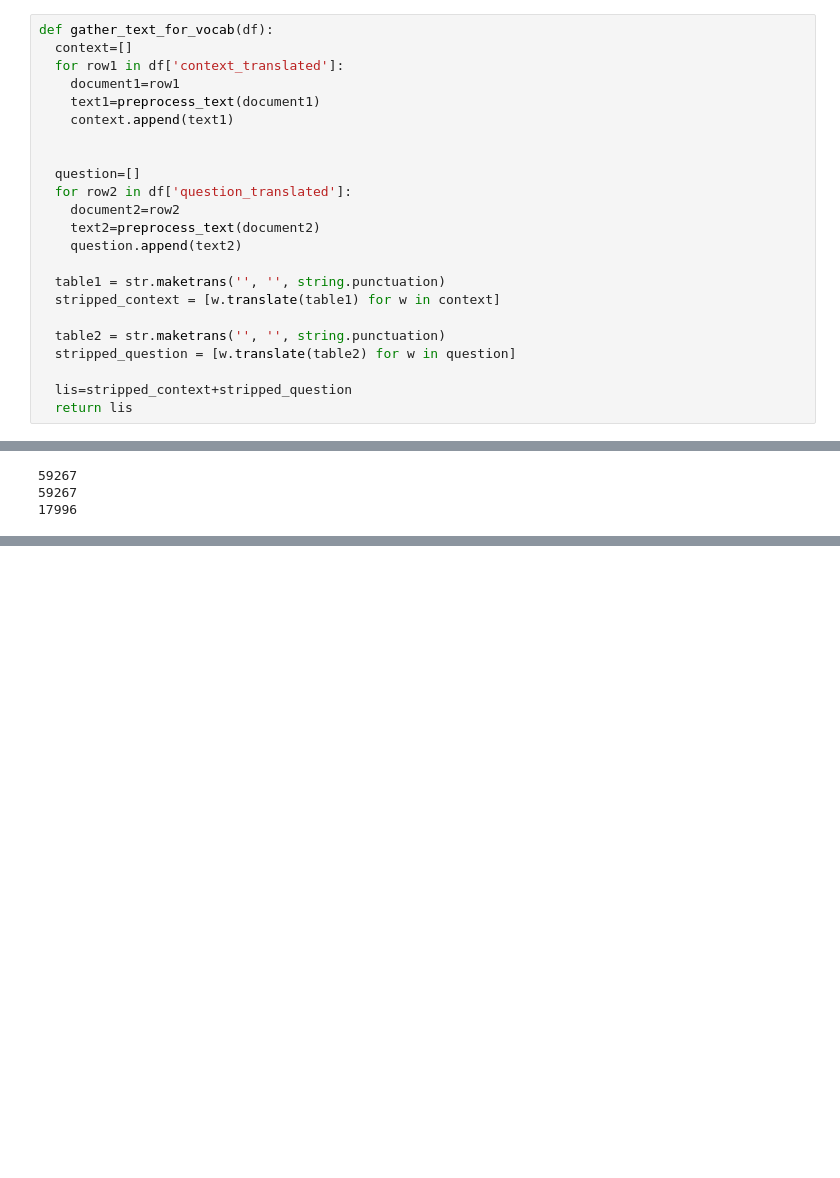
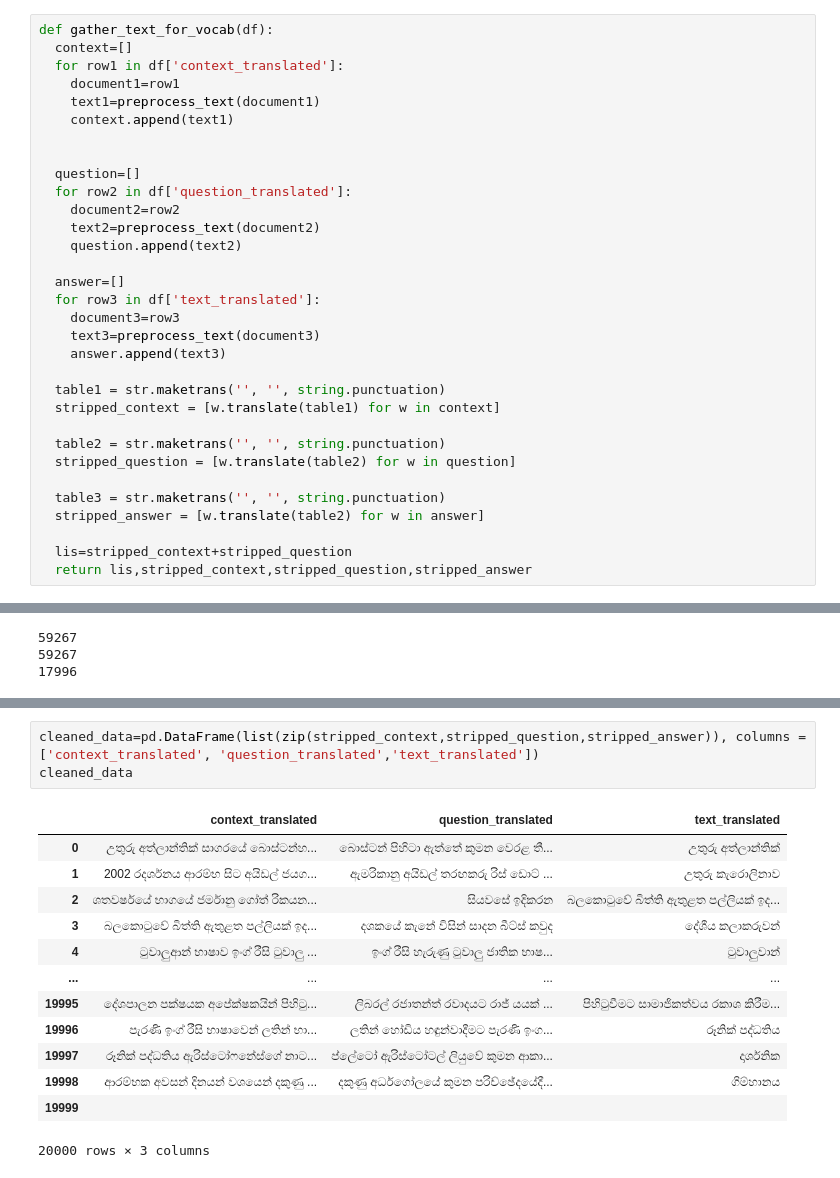
Before and after one commit to sathsaraRasantha/Question_Answering_for_Sinhala_Language_using_Deep_NN_Architectures, a Jupyter notebook: Preprocessing_Pipeline_for_QA.ipynb, the cells around one changed output, grey strips where cells are left out. Drawn from its saved outputs; the diff is of its cells as text; blank space fills up the shorter version.

```diff
--- a/Preprocessing_Pipeline_for_QA.ipynb
+++ b/Preprocessing_Pipeline_for_QA.ipynb
@@ -239,11 +249,20 @@ def gather_text_for_vocab(df):
     text2=preprocess_text(document2)
     question.append(text2)
 
+  answer=[]
+  for row3 in df['text_translated']:
+    document3=row3
+    text3=preprocess_text(document3)
+    answer.append(text3)
+
   table1 = str.maketrans('', '', string.punctuation)
   stripped_context = [w.translate(table1) for w in context]
 
   table2 = str.maketrans('', '', string.punctuation)
   stripped_question = [w.translate(table2) for w in question]
 
+  table3 = str.maketrans('', '', string.punctuation)
+  stripped_answer = [w.translate(table2) for w in answer]
+
   lis=stripped_context+stripped_question
-  return lis
+  return lis,stripped_context,stripped_question,stripped_answer
@@ -280,0 +412,17 @@ print(len(word_vocab))
+# %%
+cleaned_data=pd.DataFrame(list(zip(stripped_context,stripped_question,stripped_answer)), columns =['context_translated', 'question_translated','text_translated'])
+cleaned_data
+# %% [output]
+|  | context_translated | question_translated | text_translated |
+| 0 | උතුරු අත්ලාන්තික් සාගරයේ බොස්ටන්හ... | බොස්ටන් පිහිටා ඇත්තේ කුමන වෙරළ තී... | උතුරු අත්ලාන්තික් |
+| 1 | 2002 රදර්ශනය ආරම්භ සිට අයිඩල් ජයග... | ඇමරිකානු අයිඩල් තරඟකරු රිස් ඩොට් ... | උතුරු කැරොලිනාව |
+| 2 | ශතවර්ෂයේ භාගයේ ජර්මානු ගෝත් රිකයන... | සියවසේ ඉදිකරන | බලකොටුවේ බිත්ති ඇතුළත පල්ලියක් ඉද... |
+| 3 | බලකොටුවේ බිත්ති ඇතුළත පල්ලියක් ඉද... | දශකයේ කැනේ විසින් සාදන බීට්ස් කවුද | දේශීය කලාකරුවන් |
+| 4 | ටුවාලුආන් භාෂාව ඉංග් රීසි ටුවාලු ... | ඉංග් රීසි හැරුණු ටුවාලු ජාතික භාෂ... | ටුවාලුවාන් |
+| ... | ... | ... | ... |
+| 19995 | දේශපාලන පක්ෂයක අපේක්ෂකයින් පිහිටු... | ලිබරල් රජාතන්ත් රවාදයට රාජ් යයක් ... | පිහිටුවීමට සාමාජිකත්වය රකාශ කිරීම... |
+| 19996 | පැරණි ඉංග් රීසි භාෂාවෙන් ලතින් භා... | ලතින් හෝඩිය හඳුන්වාදීමට පැරණි ඉංග... | රූනික් පද්ධතිය |
+| 19997 | රූනික් පද්ධතිය ඇරිස්ටෝෆනේස්ගේ නාට... | ප්ලේටෝ ඇරිස්ටෝටල් ලියුවේ කුමන ආකා... | දාර්ශනික |
+| 19998 | ආරම්භක අවසන් දිනයන් වශයෙන් දකුණු ... | දකුණු අර්ධගෝලයේ කුමන පරිච්ඡේදයේදී... | ගිම්හානය |
+| 19999 |  |  |  |
+20000 rows × 3 columns
```
Also changed, not shown: parts of 29 cells of this notebook.
